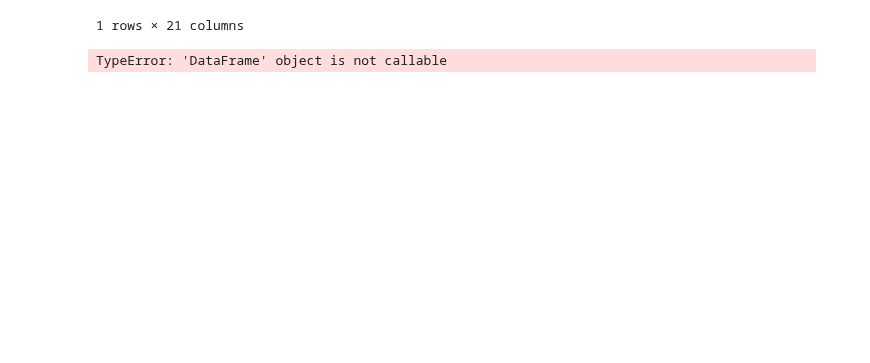
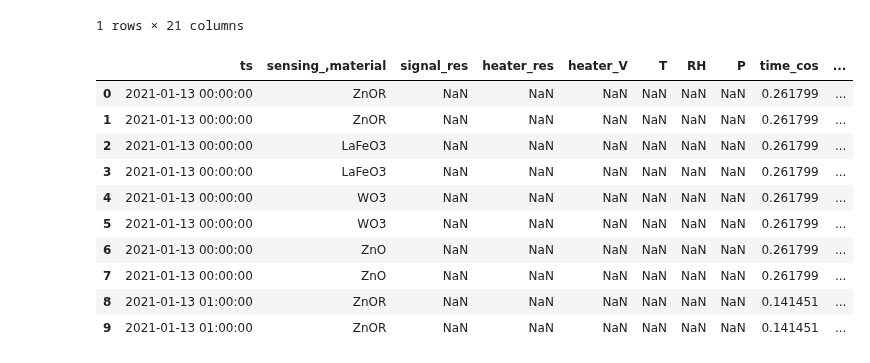
Before and after one commit to WebValley2022/webvalley-dashboard, a Jupyter notebook: Davide1.ipynb, the cells around one changed output. Drawn from its saved outputs; the diff is of its cells as text; code cells hidden in the pictures; blank space fills up the shorter version.

Commit message:
Added new graphs, errors with the labels

```diff
--- a/Davide1.ipynb
+++ b/Davide1.ipynb
@@ -329,7 +317,49 @@ dfFBK1.head(1)
 |  | Time | LaFeO3_1 | LaFeO3_2 | STN_1 | STN_2 | LaFeO3_heatR_1 | LaFeO3_heatR_2 | STN_heatR_1 | ... |
 | 0 | 2021-01-13 10:00:00+00:00 | 3.293993e+07 | 4.579655e+07 | 2.323119e+08 | 2.264656e+08 | 77.171739 | 76.676087 | 85.05 | ... |
 1 rows × 21 columns
-# %%
-list(dfFBK1)
-# %% [output]
-TypeError: 'DataFrame' object is not callable
+# %%
+import pandas as pd
+import numpy as np
+from matplotlib import pyplot as plt
+import seaborn as sns
+import altair as alt
+
+dfFBK1 = pd.read_csv('FBK data/appa1_new.csv', encoding='windows-1252')
+dfFBK1.head(10)
+
+dfFBK1 = dfFBK1[dfFBK1.signal_res != "n.d."]
+dfFBK1["signal_res"] = dfFBK1["signal_res"].astype(float)
+dfFBK1["heater_res"] = dfFBK1["heater_res"].astype(float)
+dfFBK1["heater_V"] = dfFBK1["heater_V"].astype(float)
+dfFBK1["T"] = dfFBK1["T"].astype(float)
+dfFBK1["RH"] = dfFBK1["RH"].astype(float)
+dfFBK1["P"] = dfFBK1["P"].astype(float)
+dfFBK1["T"] = dfFBK1["T"].astype(float)
+
+#dfStazione["Data"] = dfStazione["Data"].str.slice(stop=10)
+#dfStazione['Data'] = pd.to_datetime(dfStazione['Data'])
+#dfStazioneDaily = dfStazione.groupby(["Data", "Inquinante"]).mean()
+
+dfFBK1 = dfFBK1.drop(dfFBK1.columns[8:13], axis=1)
+
+dfStazioneDaily = dfStazioneDaily.reset_index()
+
+
+#-----------output----------------------------------
+alt.Chart(dfStazioneDaily).mark_line().encode(
+    x='Data',
+    y='Valore',
+    color='Inquinante'
+    )
+# %% [output]
+|  | ts | sensing_,material | signal_res | heater_res | heater_V | T | RH | P | time_cos | ... |
+| 0 | 2021-01-13 00:00:00 | ZnOR | NaN | NaN | NaN | NaN | NaN | NaN | 0.261799 | ... |
+| 1 | 2021-01-13 00:00:00 | ZnOR | NaN | NaN | NaN | NaN | NaN | NaN | 0.261799 | ... |
+| 2 | 2021-01-13 00:00:00 | LaFeO3 | NaN | NaN | NaN | NaN | NaN | NaN | 0.261799 | ... |
+| 3 | 2021-01-13 00:00:00 | LaFeO3 | NaN | NaN | NaN | NaN | NaN | NaN | 0.261799 | ... |
+| 4 | 2021-01-13 00:00:00 | WO3 | NaN | NaN | NaN | NaN | NaN | NaN | 0.261799 | ... |
+| 5 | 2021-01-13 00:00:00 | WO3 | NaN | NaN | NaN | NaN | NaN | NaN | 0.261799 | ... |
+| 6 | 2021-01-13 00:00:00 | ZnO | NaN | NaN | NaN | NaN | NaN | NaN | 0.261799 | ... |
+| 7 | 2021-01-13 00:00:00 | ZnO | NaN | NaN | NaN | NaN | NaN | NaN | 0.261799 | ... |
+| 8 | 2021-01-13 01:00:00 | ZnOR | NaN | NaN | NaN | NaN | NaN | NaN | 0.141451 | ... |
+| 9 | 2021-01-13 01:00:00 | ZnOR | NaN | NaN | NaN | NaN | NaN | NaN | 0.141451 | ... |
```
Also changed, not shown: parts of 8 cells of this notebook.
